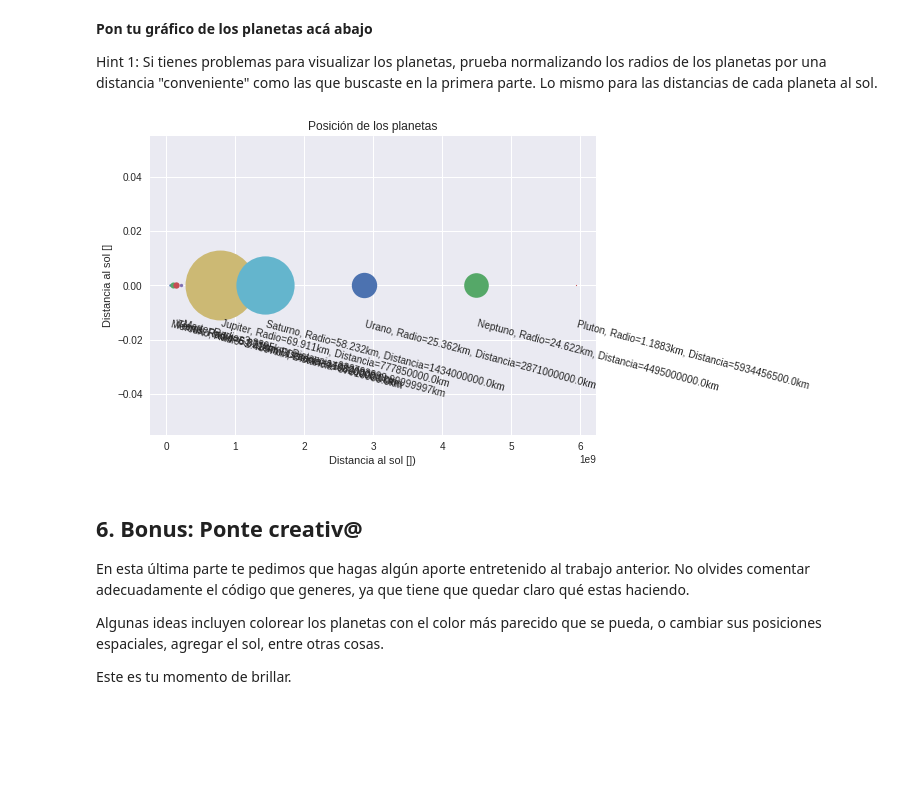
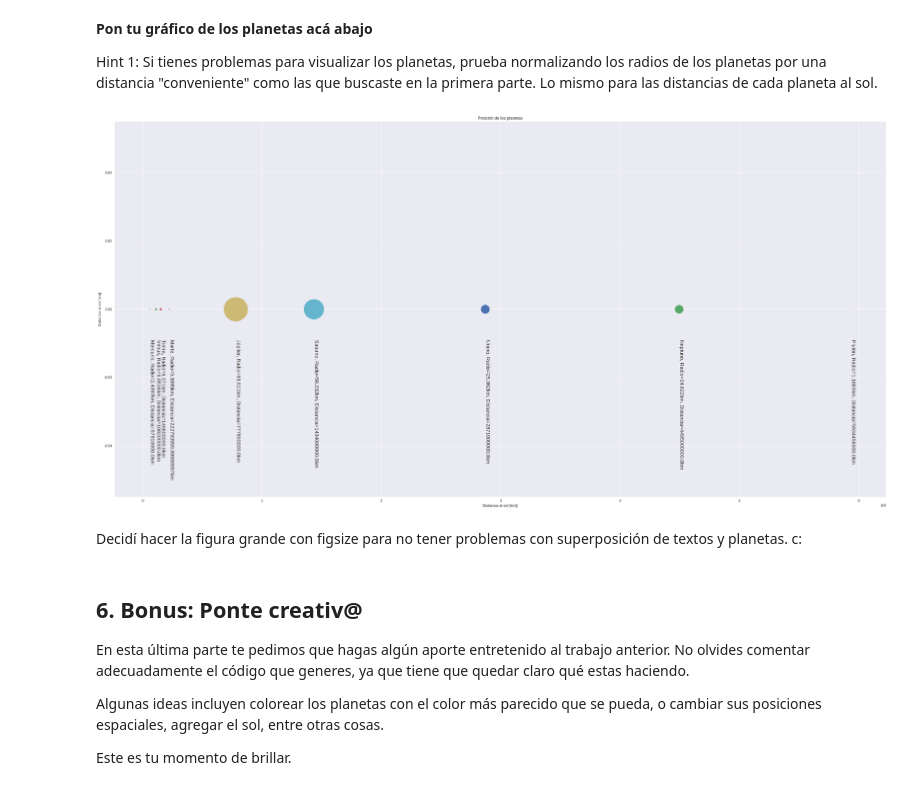
Before and after one commit to PaulaBDS/minitarea1, a Jupyter notebook: minitarea1.ipynb, the cells around one changed output. Cells and saved outputs as stored; diff of their text form; code cells hidden in the pictures; blank space fills up the shorter version.

Commit message:
Actividades 5 y 6 (Completadas)

```diff
--- a/minitarea1.ipynb
+++ b/minitarea1.ipynb
@@ -221,48 +221,47 @@ Hint 1: Si tienes problemas para visualizar los planetas, prueba normalizando lo
 # %%
 import matplotlib.pyplot as plt
 
-# Se genera una nueva lista de radios y otra de distancias al Sol convenientes:
+# Se genera una nueva lista de radios convenientes:
 
-radio_planetas=[2439.7, 6051.8, 6371, 3389.5, 69911, 58232, 25362, 24622, 1188.3];
 radio2_planetas=[2.4397, 6.0518, 6.371, 3.3895, 69.911, 58.232, 25.362, 24.622, 1.1883];
 
-distancia_planetas=[5.791*pow(10,7), 1.082*pow(10,8), 1.496*pow(10,8), 2.22794*pow(10,8), 7.7785*pow(10,8), 1.434*pow(10,9), 2.871*pow(10,9), 4.495*pow(10,9), 5.9344565*pow(10,9)];
-distancia2_planetas=[57.91, 108.2, 149.6, 222.794, 777.85, 1434, 2871, 4495, 5934.4565];
 
-
-# Se crea un diccionario con la misma lista planetas generada en la actividad 2 y con las nuevas listas recién creadas:
+# Se crea un diccionario de planetas con la misma lista distancia_planetas generada en la actividad 2 y con la nueva lista de radios:
 dict2_planetas=creaDict(planetas, radio2_planetas, distancia_planetas);
 
 
 
 # Se crea la figura donde se pondrán los Planetas
-fig1=plt.figure()
+fig1=plt.figure(figsize=(40,20))
 
 # Las etiquetas y titulo del gráfico
-plt.xlabel('Distancia al sol [])')
-plt.ylabel('Distancia al sol []')
+plt.xlabel('Distancia al sol [km])')
+plt.ylabel('Distancia al sol [km]')
 plt.title('Posición de los planetas')
 
 
 
 # Grafica: dict(str:Planeta) -> none
-# funcion que grafica los planetas
+# funcion que grafica los planetas a partir de un diccionario de planetas
 def Grafica(Dic):
   L=list(Dic)
   for i in range(len(L)):
     planeta=Dic[L[i]]
     dist=planeta.getDistancia()
     rad=planeta.getRadio()
     inf=planeta.Info()
     plt.plot(dist, 0, 'o', markersize=rad)
-    plt.text(dist, -0.015, inf, rotation=-15, size=10)
+    plt.text(dist, -0.01, inf, rotation=-90, size=15)
+
 
 
 
 # Finalmente, generamos el gráfico:
 Grafica(dict2_planetas)
 # %% [output]
-[figure, old version]
+[figure, new version]
+# %% [markdown]
+Decidí hacer la figura grande con figsize para no tener problemas con superposición de textos y planetas. c:
 # %% [markdown]
 ## 6. Bonus: Ponte creativ@
 En esta última parte te pedimos que hagas algún aporte entretenido al trabajo anterior. No olvides comentar adecuadamente el código que generes, ya que tiene que quedar claro qué estas haciendo.
```
Also changed, not shown: parts of 2 cells of this notebook.
